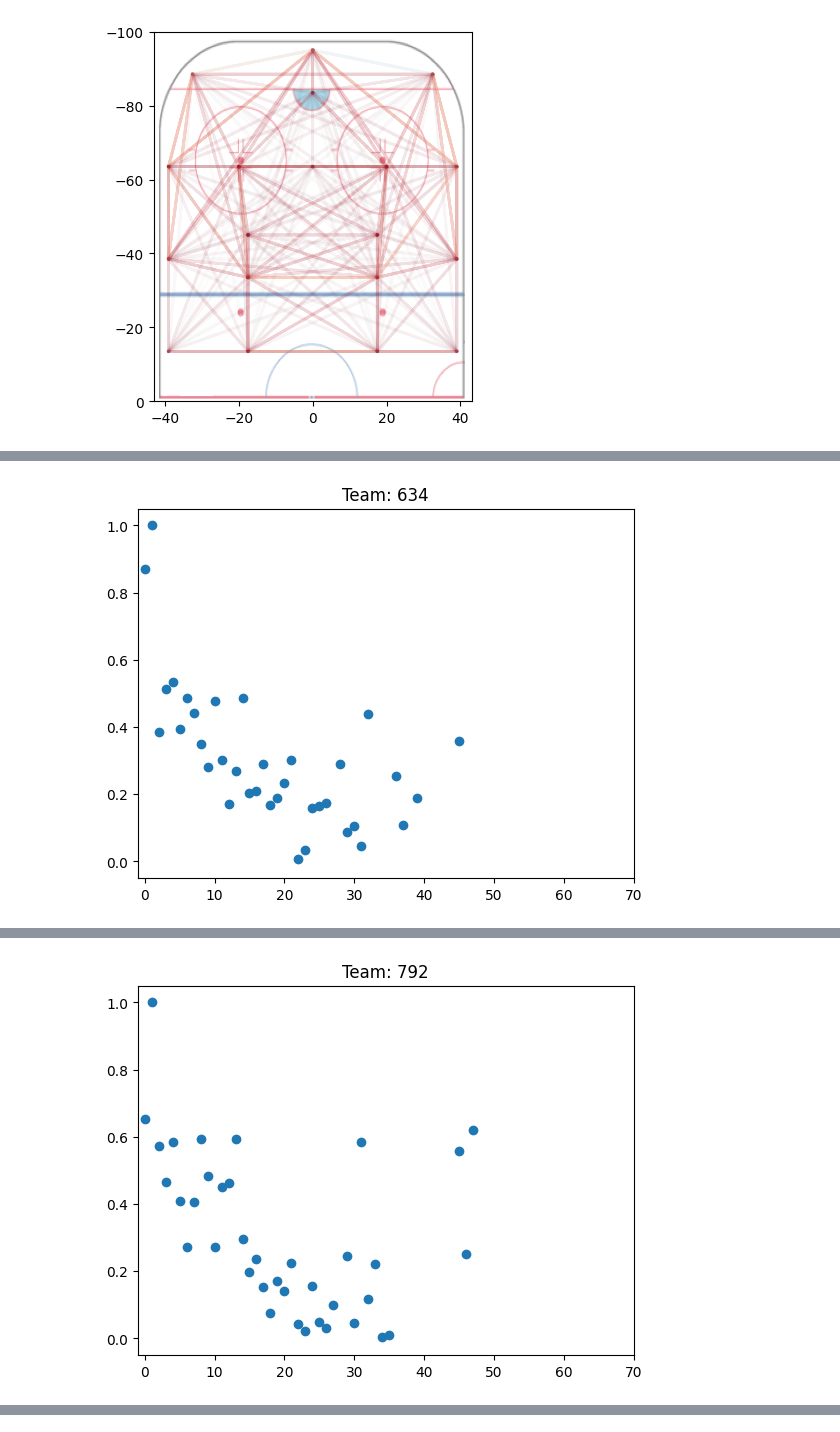
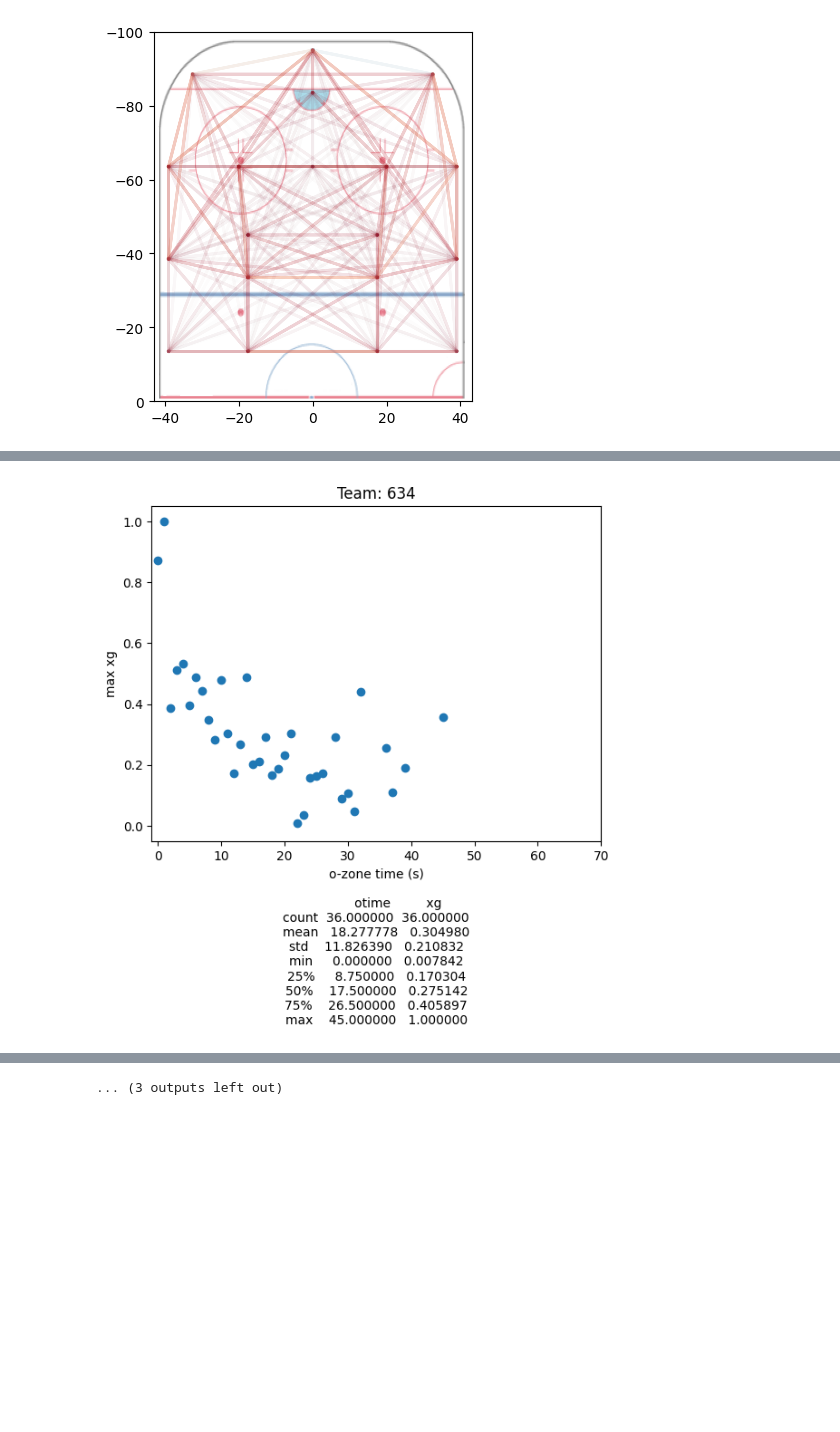
Before and after one commit to AliRZ-02/linhac2024, a Jupyter notebook: eda/eda.ipynb, the cells around one changed output, grey strips where cells are left out. Drawn from its saved outputs; the diff is of its cells as text; code cells hidden in the pictures; blank space fills up the shorter version.

```diff
--- a/eda/eda.ipynb
+++ b/eda/eda.ipynb
@@ -246,7 +246,7 @@ def get_ozone_times(full_data: pd.DataFrame):
     return gameDict
 gameDict = get_ozone_times(df)
 # %%
-def collapseXGCount(arr):
+def collapseCumulXGCount(arr):
     totals = defaultdict(lambda: 0)
     for otime, xg in arr:
         totals[round(otime, 0)] += xg
@@ -258,11 +258,22 @@ for game in gameDict:
     for team in gameDict[game]:
         teamCount[team].extend([[otime, xg] for otime, xg in gameDict[game][team] if xg != 0])
 
+memoizedCumulxg = []
 for team in teamCount:
-    data = np.array(collapseXGCount(teamCount[team]))
+    dataArr = collapseCumulXGCount(teamCount[team])
+    memoizedCumulxg = memoizedCumulxg + dataArr
+
+    data = np.array(dataArr)
+    description = pd.DataFrame(dataArr, columns=["otime", "xg"]).describe()
+
     plt.title(f"Team: {team}")
     plt.scatter([x[0] for x in data], [y[1] for y in data])
     plt.xlim(-1, 70)
     plt.ylim(-1, 16)
+    plt.xlabel(f"o-zone time (s)\n\n{description}")
+    plt.ylabel("cumulative xg")
     plt.show()
+
+cumulxg_df = pd.DataFrame(memoizedCumulxg, columns=["otime", "xg"]).describe()
+print(f'Total Stats\n{cumulxg_df}')
 # %% [output]
@@ -283,5 +293,5 @@ for team in teamCount:
 # %%
-def collapseXGCount(arr):
+def collapseMaxXGCount(arr):
     totals = defaultdict(lambda: 0)
     for otime, xg in arr:
         totals[round(otime, 0)] = max(xg, totals[round(otime, 0)])
@@ -293,11 +303,22 @@ for game in gameDict:
     for team in gameDict[game]:
         teamCount[team].extend([[otime, xg] for otime, xg in gameDict[game][team] if xg != 0])
 
+memoizedMaxxg = []
 for team in teamCount:
-    data = np.array(collapseXGCount(teamCount[team]))
+    dataArr = collapseMaxXGCount(teamCount[team])
+    memoizedMaxxg = memoizedMaxxg + dataArr
+
+    data = np.array(dataArr)
+    description = pd.DataFrame(dataArr, columns=["otime", "xg"]).describe()
+
     plt.title(f"Team: {team}")
     plt.scatter([x[0] for x in data], [y[1] for y in data])
     plt.xlim(-1, 70)
     plt.ylim(-0.05, 1.05)
+    plt.xlabel(f"o-zone time (s)\n\n{description}")
+    plt.ylabel("max xg")
     plt.show()
+
+cumulxg_df = pd.DataFrame(memoizedMaxxg, columns=["otime", "xg"]).describe()
+print(f'Total Stats\n{cumulxg_df}')
 # %% [output]
@@ -318,23 +338,34 @@ for team in teamCount:
 # %%
-def collapseXGCount(arr):
+def collapseNormalizedXGCount(arr):
     totals = defaultdict(lambda: 0)
     for otime, xg in arr:
         totals[round(otime, 0)] = max(xg, totals[round(otime, 0)])
 
     maxSeen = max([val for val in totals.values()])
     return [[otime, (xg / maxSeen)] for otime, xg in totals.items()]
 
 teamCount = defaultdict(list)
 for game in gameDict:
     for team in gameDict[game]:
         teamCount[team].extend([[otime, xg] for otime, xg in gameDict[game][team] if xg != 0])
 
+memoizedNormxg = []
 for team in teamCount:
-    data = np.array(collapseXGCount(teamCount[team]))
+    dataArr = collapseNormalizedXGCount(teamCount[team])
+    memoizedNormxg = memoizedNormxg + dataArr
+
+    data = np.array(dataArr)
+    description = pd.DataFrame(dataArr, columns=["otime", "xg"]).describe()
+
     plt.title(f"Team: {team}")
     plt.scatter([x[0] for x in data], [y[1] for y in data])
     plt.xlim(-1, 70)
     plt.ylim(-0.05, 1.05)
+    plt.xlabel(f"o-zone time (s)\n\n{description}")
+    plt.ylabel("max xg")
     plt.show()
+
+cumulxg_df = pd.DataFrame(memoizedNormxg, columns=["otime", "xg"]).describe()
+print(f'Total Stats\n{cumulxg_df}')
 # %% [output]
-[figure, old version]
+[figure, new version]
@@ -352 +382,0 @@ for team in teamCount:
-[figure, removed]
@@ -353,0 +383 @@ for team in teamCount:
+... (3 outputs left out)
```
Also changed, not shown: parts of 3 cells of this notebook.
